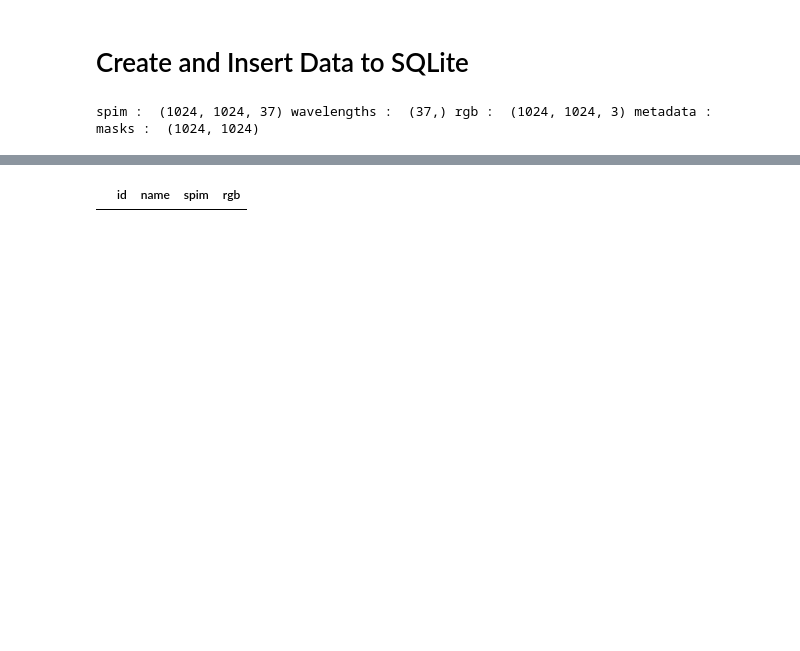
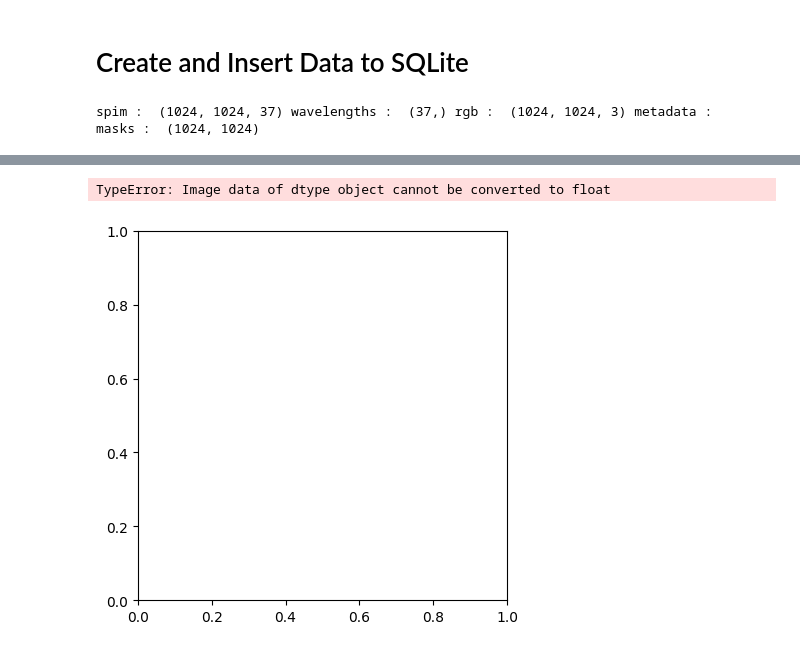
Before and after one commit to shahbazbaig38/IDP_2022_Project, a Jupyter notebook: database/create_db.ipynb, the cells around one changed output, grey strips where cells are left out. Cells and saved outputs as stored; diff of their text form; code cells hidden in the pictures; blank space fills up the shorter version.

```diff
--- a/database/create_db.ipynb
+++ b/database/create_db.ipynb
@@ -52,6 +88,7 @@ OperationalError: near "<": syntax error
 # %%
 import pandas as pd
 df = pd.read_sql_query("SELECT * from tiff_table", conn)
-df
+plt.imshow(df['spim'])
 # %% [output]
-|  | id | name | spim | rgb |
+TypeError: Image data of dtype object cannot be converted to float
+[figure, added]
```
Also changed, not shown: parts of 6 cells of this notebook, 5 other files.
